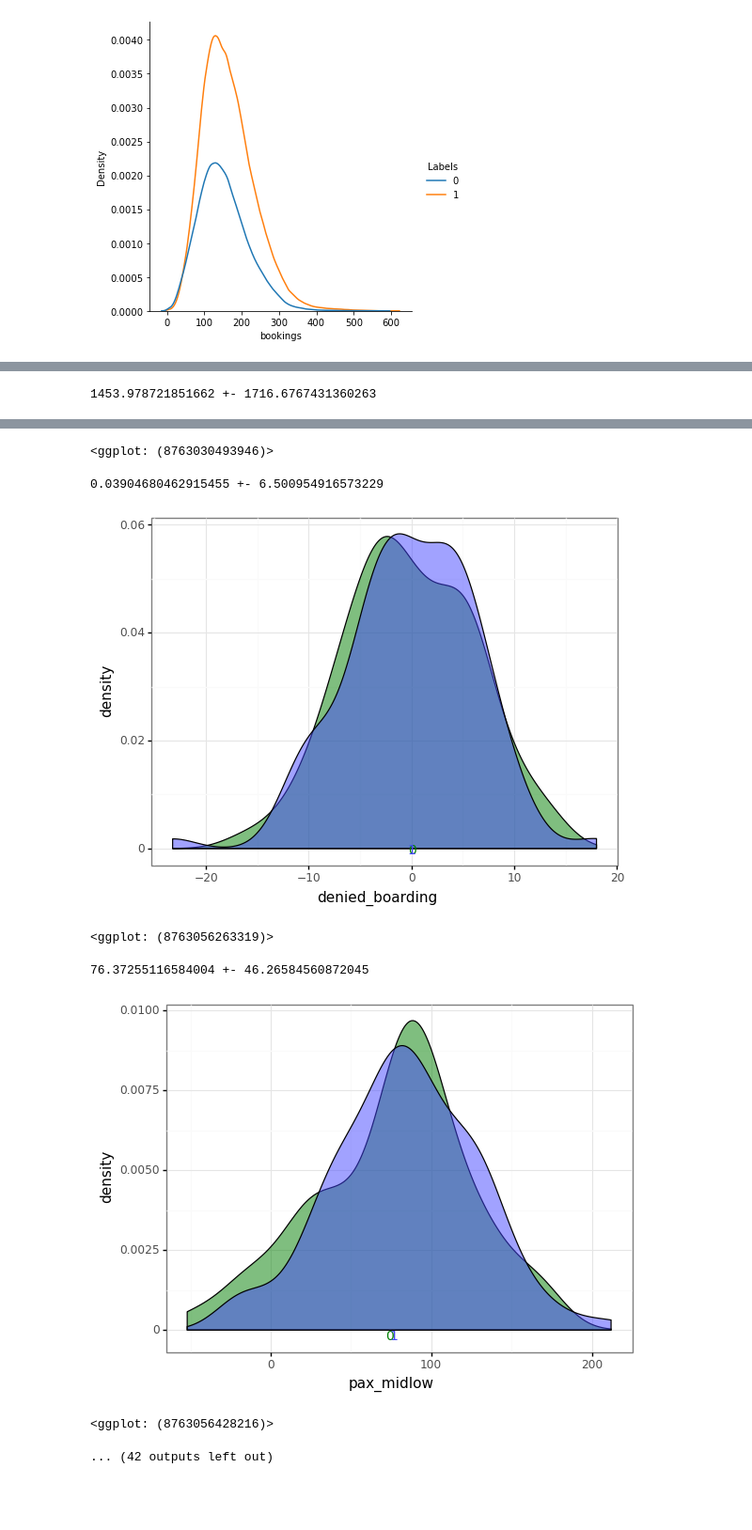
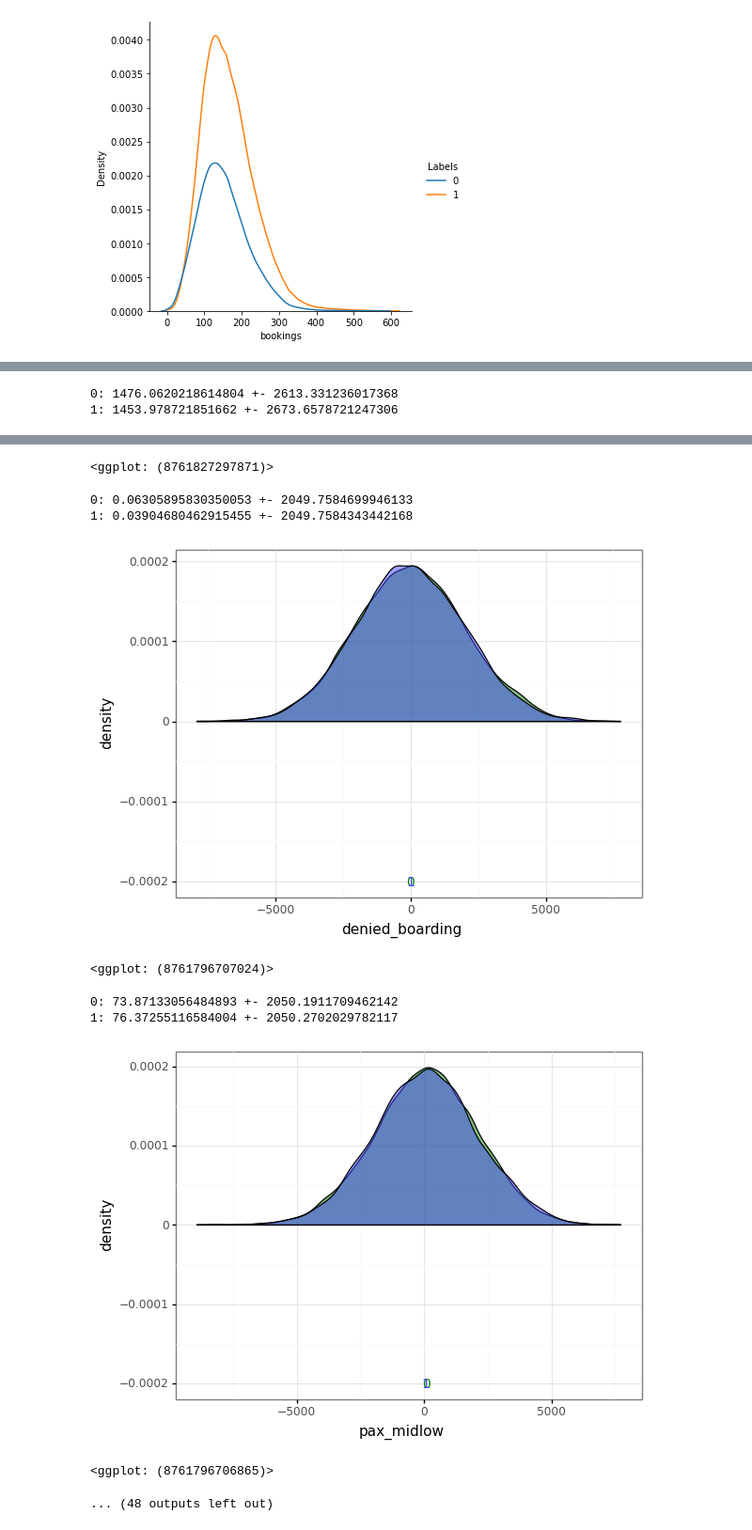
Before and after one commit to EBNoir/TICS411, a Jupyter notebook: Proyecto2/NaiveBayes.ipynb, the cells around one changed output, grey strips where cells are left out. Shown at 94% size. Saved outputs shown, nothing was run; the diff lists cells and outputs as text; code cells hidden in the pictures; blank space fills up the shorter version.

```diff
--- a/Proyecto2/NaiveBayes.ipynb
+++ b/Proyecto2/NaiveBayes.ipynb
@@ -33,20 +33,14 @@ def procesar_csv(df):
     df["revenues_usd_discr"] = revenues_usd_discr
     df.drop('revenues_usd', axis=1, inplace=True)
 
-    # Cambiamos el formato del tiempo a unix time stamp para medir la distancia de forma mas facil.
-    display(df["date"])
+    # Cambiamos el formato del date y departure_time para saber el mes de la compra y el horario en el que se compra
     df["date"] = pd.to_datetime(df["date"], errors='coerce')
     df["mes"] = pd.DatetimeIndex(df["date"]).month
 
-    df.departure_time = pd.to_datetime(df.departure_time)
-    # define the bins
+    df.departure_time = pd.to_datetime(df.departure_time, errors='coerce')
     bins = [0,12,18,24]
-
-    # add custom labels if desired
     labels = [1,2,3]
-
-    # add the bins to the dataframe
-    df['Time Bin'] = pd.cut(df["departure_time"].dt.hour, bins, labels=labels, right=False)
+    df['horario'] = pd.cut(df["departure_time"].dt.hour, bins, labels=labels, right=False)
 
 
     df.drop('departure_time', axis=1, inplace=True)
@@ -222,7 +167,7 @@ X_train, X_test, y_train, y_test = train_test_split(df,target,test_size=0.33, ra
 # %%
 #Creando un objeto Naive Bayes con las condiciones iniciales
 from sklearn.naive_bayes import GaussianNB
-NB = GaussianNB(var_smoothing = 0.00001)
+NB = GaussianNB(var_smoothing = )
 NB = NB.fit(X_train,y_train)
 
 #Aplicando el modelo a otros datos
@@ -282,11 +227,12 @@ Distribución a prior (P(C)):
 # %%
 #Visualización de las distribuciones
-tempDF=pd.DataFrame(np.zeros((100,2)),columns=["0","1"])
-for variable in range(18):
+tempDF=pd.DataFrame(np.zeros((10000,2)),columns=["0","1"])
+for variable in range(20):
     varSeleccionada=variable
     for i in range(2):
-        tempDF.iloc[:,i] = np.random.normal(NB.theta_[i][varSeleccionada], np.sqrt(NB.sigma_[i][varSeleccionada]), 100)
-    print(NB.theta_[1][varSeleccionada], "+-" ,np.sqrt(NB.sigma_[1][varSeleccionada]))
+        tempDF.iloc[:,i] = np.random.normal(NB.theta_[i][varSeleccionada], np.sqrt(NB.sigma_[i][varSeleccionada]), 10000)
+    print("0:", NB.theta_[0][varSeleccionada], "+-" ,np.sqrt(NB.sigma_[0][varSeleccionada]))
+    print("1:", NB.theta_[1][varSeleccionada], "+-" ,np.sqrt(NB.sigma_[1][varSeleccionada]))
     display(ggplot(tempDF)+theme_bw()+
      geom_density(aes(x="0"),fill="#007F00",alpha=0.5)+
      geom_density(aes(x="1"),fill="#4446FF",alpha=0.5)+
@@ -301 +248,2 @@ for variable in range(18):
-1453.978721851662 +- 1716.6767431360263
+0: 1476.0620218614804 +- 2613.331236017368
+1: 1453.978721851662 +- 2673.6578721247306
@@ -303,8 +251,10 @@ for variable in range(18):
-<ggplot: (8763030493946)>
+<ggplot: (8761827297871)>
-0.03904680462915455 +- 6.500954916573229
+0: 0.06305895830350053 +- 2049.7584699946133
+1: 0.03904680462915455 +- 2049.7584343442168
-[figure, old version]
+[figure, new version]
-<ggplot: (8763056263319)>
+<ggplot: (8761796707024)>
-76.37255116584004 +- 46.26584560872045
+0: 73.87133056484893 +- 2050.1911709462142
+1: 76.37255116584004 +- 2050.2702029782117
-[figure, old version]
+[figure, new version]
-<ggplot: (8763056428216)>
+<ggplot: (8761796706865)>
-... (42 outputs left out)
+... (48 outputs left out)
```
Also changed, not shown: parts of 10 cells of this notebook.
